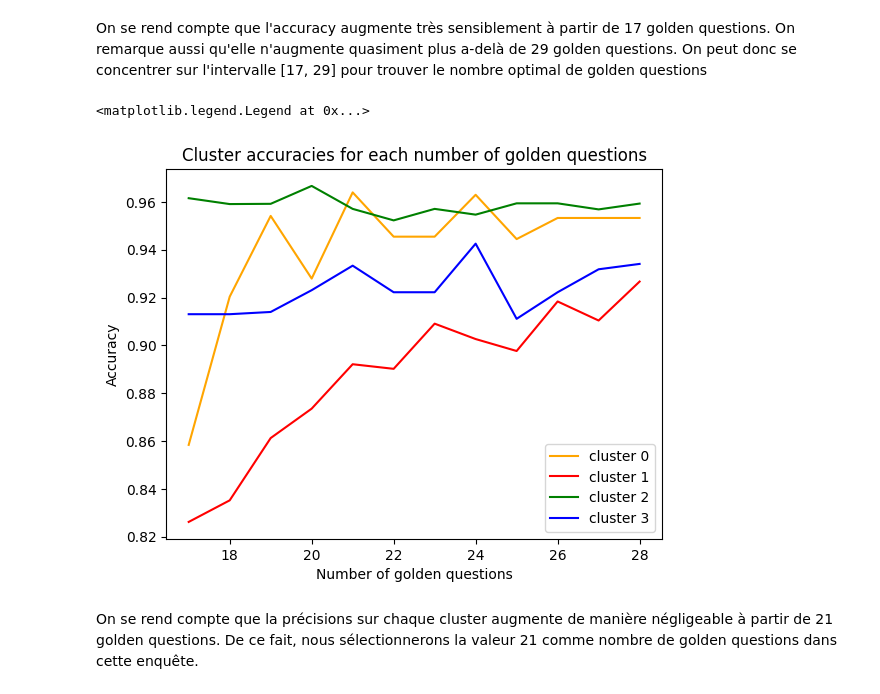
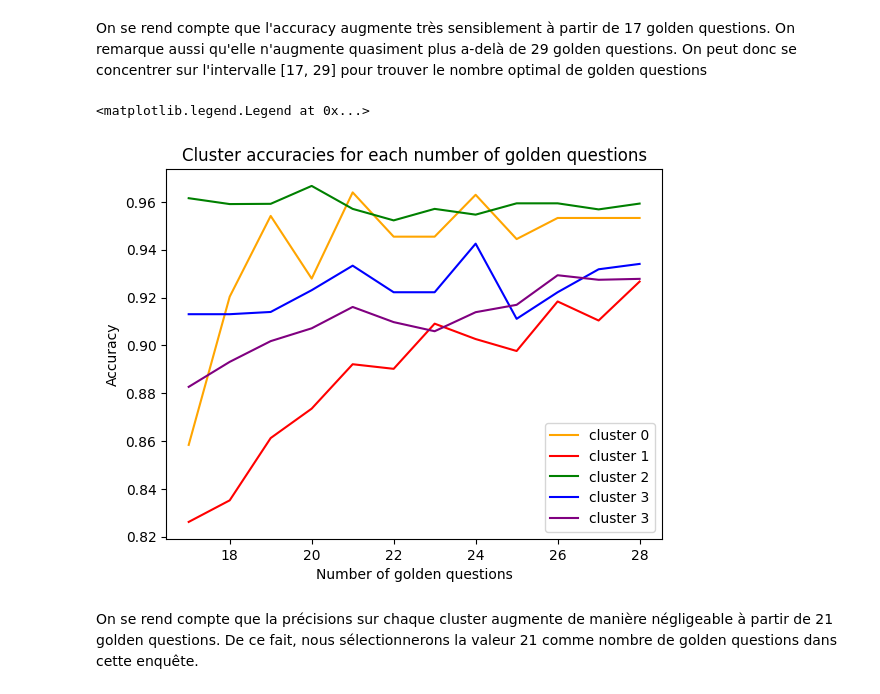
Before and after one commit to Echidori/kantar-tp, a Jupyter notebook: Partie_2/classification_vert.ipynb, the cells around one changed output. Saved outputs shown, nothing was run; the diff lists cells and outputs as text; code cells hidden in the pictures.

```diff
--- a/Partie_2/classification_vert.ipynb
+++ b/Partie_2/classification_vert.ipynb
@@ -151,7 +151,7 @@ plt.show()
 On se rend compte que l'accuracy augmente très sensiblement à partir de 17 golden questions. On remarque aussi qu'elle n'augmente quasiment plus a-delà de 29 golden questions. On peut donc se concentrer sur l'intervalle [17, 29] pour trouver le nombre optimal de golden questions
 # %%
 num_golden = range(17, 29)
-accuracies = {0: [], 1: [], 2: [], 3: []}
+accuracies = {0: [], 1: [], 2: [], 3: [], 4: []}
 
 for i in num_golden:
     selected_features = importance_df['Feature'].head(i).tolist()
@@ -169,20 +169,22 @@ for i in num_golden:
     accuracies[1].append(report['1']['precision'])
     accuracies[2].append(report['2']['precision'])
     accuracies[3].append(report['3']['precision'])
+    accuracies[4].append(report['4']['precision'])
 # %%
 # Tracer les courbes
 plt.plot(num_golden, accuracies[0], label="cluster 0", color="orange")
 plt.plot(num_golden, accuracies[1], label="cluster 1", color="red")
 plt.plot(num_golden, accuracies[2], label="cluster 2", color="green")
 plt.plot(num_golden, accuracies[3], label="cluster 3", color="blue")
+plt.plot(num_golden, accuracies[4], label="cluster 3", color="purple")
 
 # Ajouter des légendes
 plt.title("Cluster accuracies for each number of golden questions")
 plt.xlabel("Number of golden questions")
 plt.ylabel("Accuracy")
 plt.legend()
 # %% [output]
 <matplotlib.legend.Legend at 0x...>
-[figure, old version]
+[figure, new version]
 # %% [markdown]
 On se rend compte que la précisions sur chaque cluster augmente de manière négligeable à partir de 21 golden questions. De ce fait, nous sélectionnerons la valeur 21 comme nombre de golden questions dans cette enquête.
```
Also changed, not shown: 1 other file.
